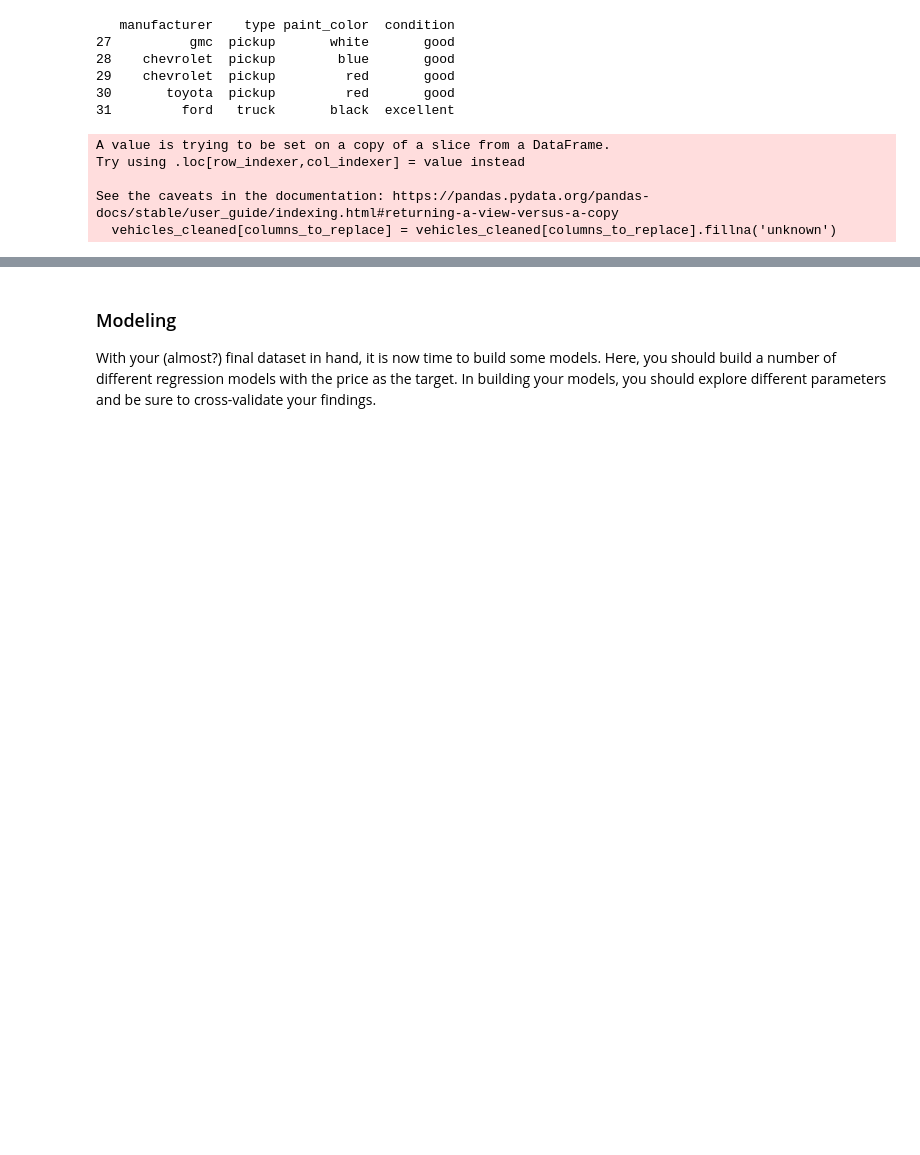
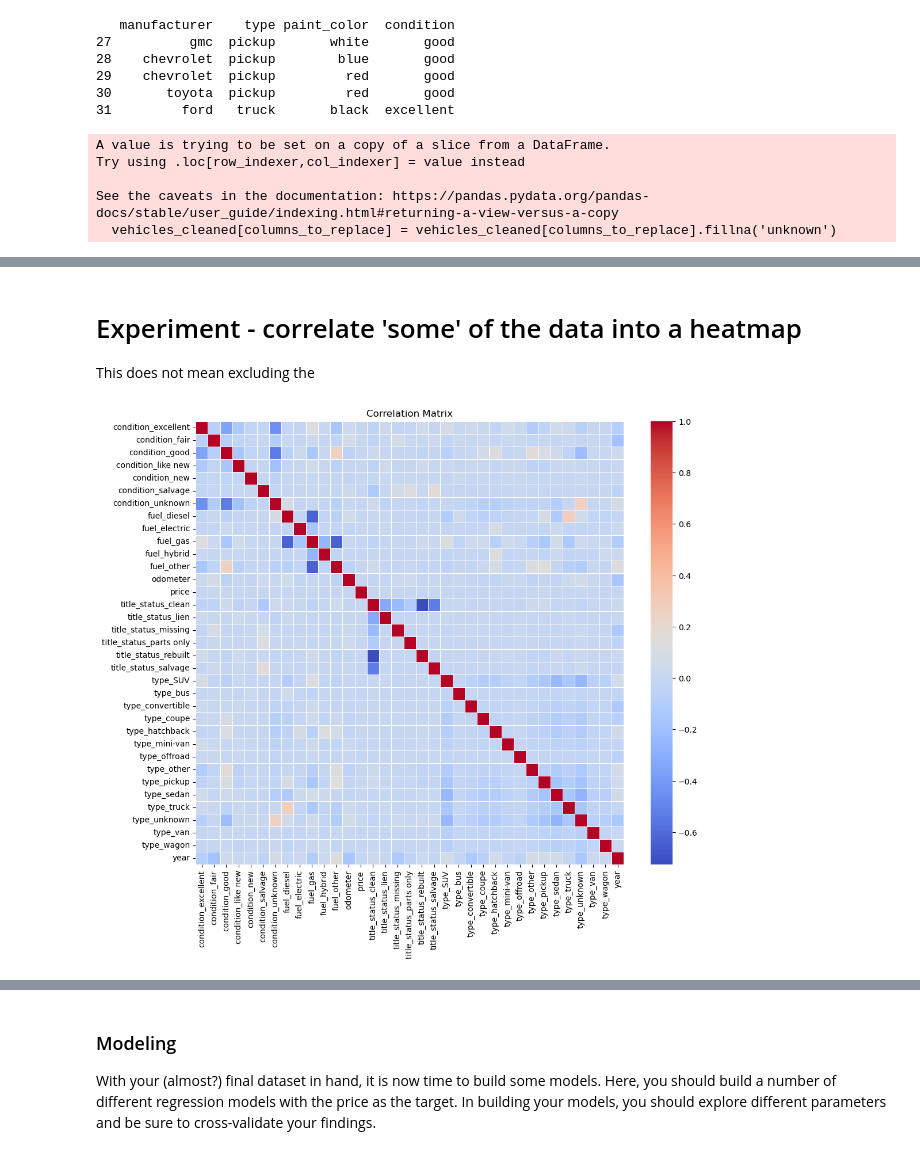
Before and after one commit to nonlinearcreative/PracticalApplication2-CarDealership, a Jupyter notebook: practical_application_II_starter/prompt_II.ipynb, the cells around one changed output, grey strips where cells are left out. Cells and saved outputs as stored; diff of their text form; code cells hidden in the pictures; blank space fills up the shorter version.

Commit message:
further cleaned data - first heatmap of numeric data correlation matrix

```diff
--- a/practical_application_II_starter/prompt_II.ipynb
+++ b/practical_application_II_starter/prompt_II.ipynb
@@ -124,7 +124,7 @@ dtype: int64
 # %% [markdown]
 ### Remove unneeded features
 # %%
-columns_to_drop = ['price', 'VIN', 'size', 'id','cylinders','drive','region']
+columns_to_drop = ['VIN', 'size', 'id','cylinders','drive','region', 'transmission']
 vehicles = vehicles.drop(columns=columns_to_drop)
 vehicles.info()
 # %% [output]
@@ -166,7 +166,7 @@ paint_color     130203
 state                0
 dtype: int64
 # %%
-vehicles_cleaned = vehicles.dropna(subset=['year', 'model', 'fuel', 'odometer', 'transmission','title_status'])
+vehicles_cleaned = vehicles.dropna(subset=['year', 'model', 'fuel', 'odometer','title_status'])
 vehicles_cleaned.info()
 # %% [output]
 <class 'pandas.core.frame.DataFrame'>
@@ -268,0 +269,17 @@ memory usage: 37.1+ MB
+# %%
+categorical_columns = ['condition', 'type', 'paint_color', 'title_status', 'fuel']
+
+# Create dummy variables
+dummies = pd.get_dummies(vehicles_cleaned[categorical_columns], drop_first=False)
+
+# Convert all dummy columns to int
+dummies = dummies.astype(int)
+
+# Drop the original categorical columns from the main DataFrame
+vehicles_cleaned = vehicles_cleaned.drop(columns=categorical_columns)
+
+# Concatenate the dummies back to the main DataFrame
+vehicles_cleaned = pd.concat([vehicles_cleaned, dummies], axis=1)
+
+# Verify the changes and the data types
+print(vehicles_cleaned.info())
@@ -268,0 +304,20 @@ memory usage: 37.1+ MB
+# %% [markdown]
+# Experiment - correlate 'some' of the data into a heatmap
+This does not mean excluding the
+# %%
+columns_to_exclude = [col for col in vehicles_cleaned.columns if 'paint_color' in col]
+columns_to_exclude += ['manufacturer', 'model', 'state']  # Add other non-numeric columns if necessary
+
+# Select columns for correlation by removing the ones to exclude
+columns_for_corr = vehicles_cleaned.columns.difference(columns_to_exclude)
+
+# Calculate the correlation matrix
+correlation_matrix = vehicles_cleaned[columns_for_corr].corr()
+
+# Plot the heatmap
+plt.figure(figsize=(12, 10))
+sns.heatmap(correlation_matrix, annot=False, cmap='coolwarm', linewidths=.5)
+plt.title('Correlation Matrix')
+plt.show()
+# %% [output]
+[figure, added]
```
Also changed, not shown: parts of 8 cells of this notebook.
